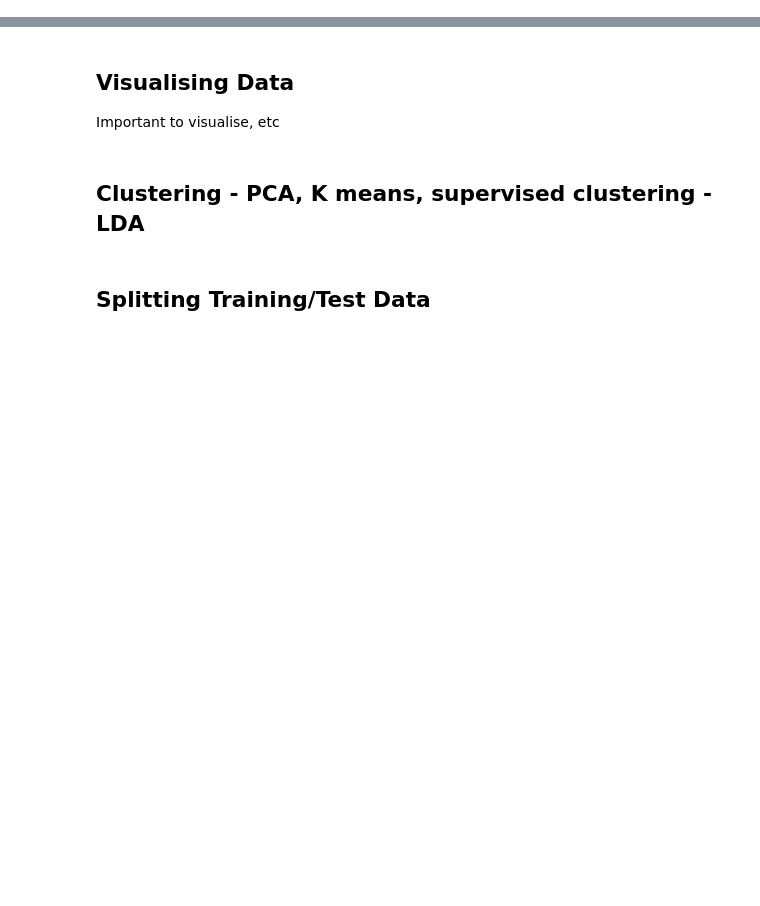
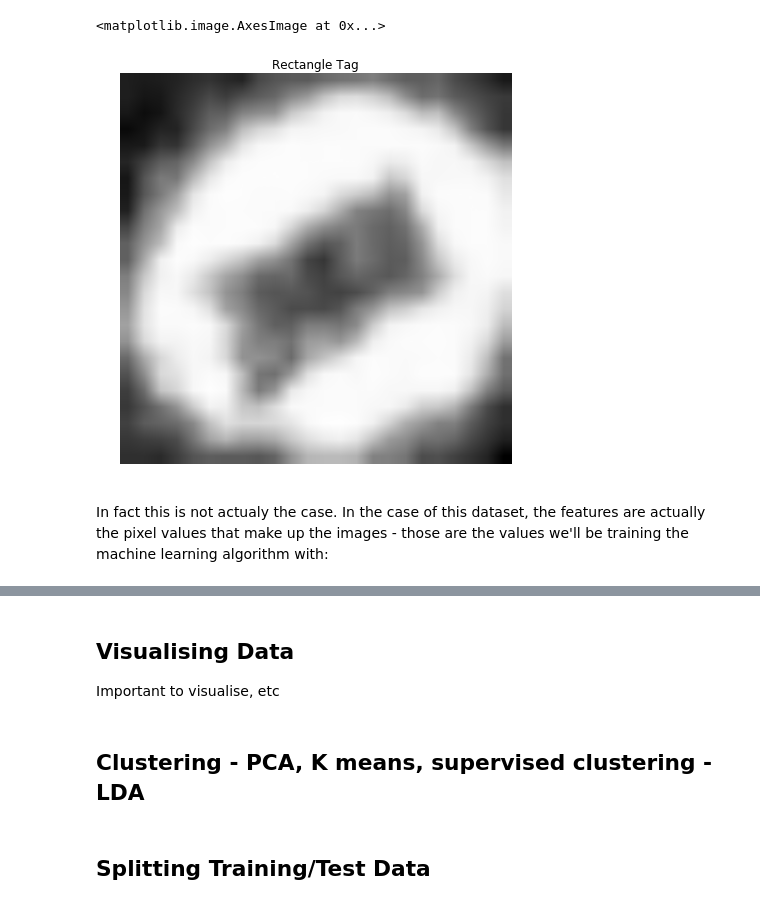
Before and after one commit to alistairwalsh/MLD, a Jupyter notebook: ml_materials.ipynb, the cells around one changed output, grey strips where cells are left out. Cells and saved outputs as stored; diff of their text form; code cells hidden in the pictures; blank space fills up the shorter version.

```diff
--- a/ml_materials.ipynb
+++ b/ml_materials.ipynb
@@ -51,0 +120,10 @@ We're going to be reading in these images as grayscale...
+# %%
+plt.figure(figsize = (10, 7))
+plt.title('Rectangle Tag')
+plt.axis('off')
+plt.imshow(rect_image,  cmap = cm.Greys_r)
+# %% [output]
+<matplotlib.image.AxesImage at 0x...>
+[figure, added]
+# %% [markdown]
+In fact this is not actualy the case. In the case of this dataset, the features are actually the pixel values that make up the images - those are the values we'll be training the machine learning algorithm with:
```
Also changed, not shown: parts of 30 cells of this notebook, 2 other files.
